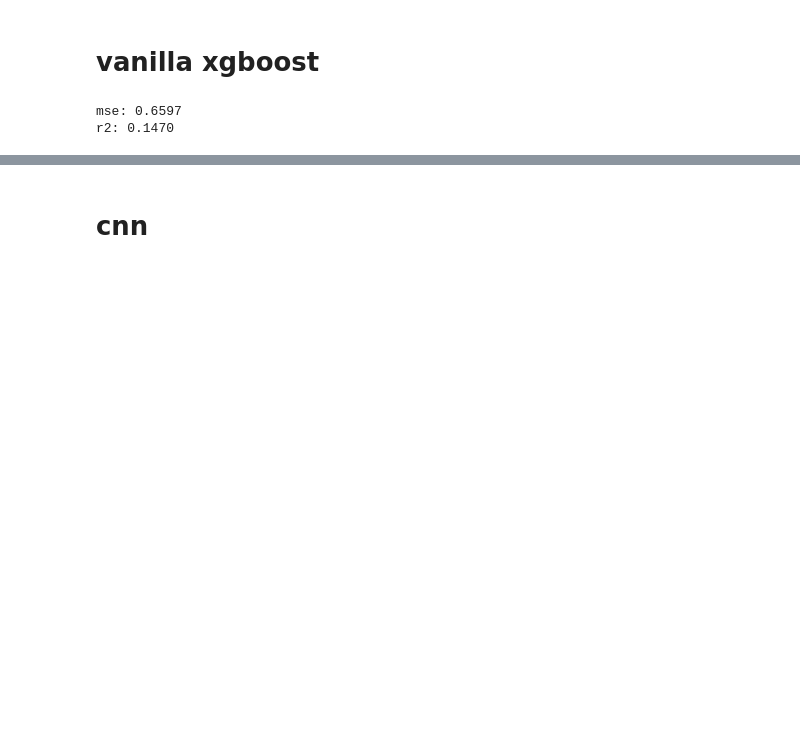
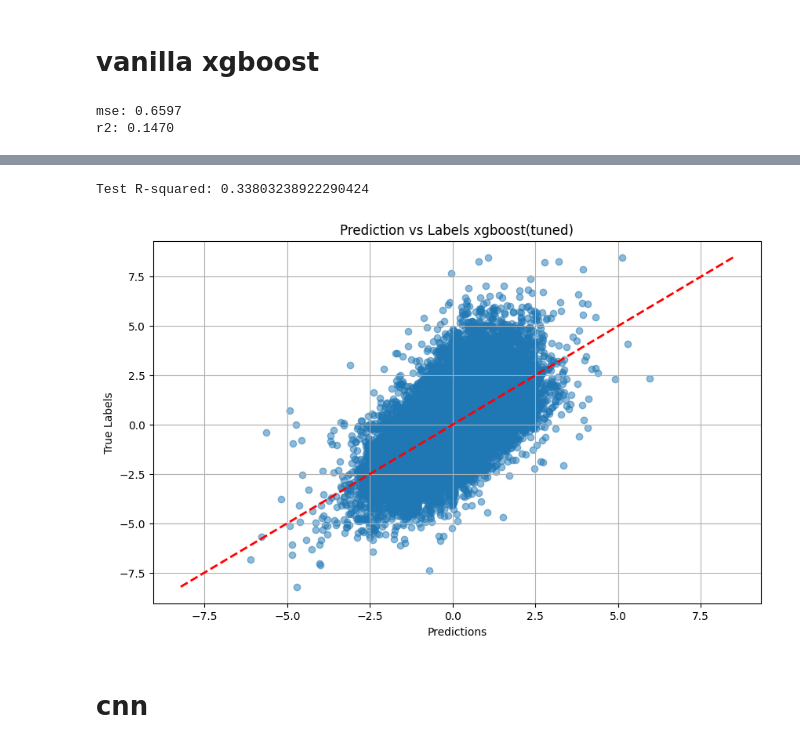
Before and after one commit to memetc/ML4RG_Group1, a Jupyter notebook: notebooks/train_combined_messy_version.ipynb, the cells around one changed output, grey strips where cells are left out. Saved outputs shown, nothing was run; the diff lists cells and outputs as text; code cells hidden in the pictures; blank space fills up the shorter version.

Commit message:
Comparison of some models

```diff
--- a/notebooks/train_combined_messy_version.ipynb
+++ b/notebooks/train_combined_messy_version.ipynb
@@ -164,3 +226,19 @@ r2: 0.1470
+# %%
+# Train the final model with the best hyperparameters
+best_params = study.best_params
+xgb_model = xgb.XGBRegressor(**best_params)
+xgb_model.fit(X_train, y_train)
+
+# Test the final model
+test_predictions = xgb_model.predict(X_test_tabular)
+test_r2 = r2_score(y_test, test_predictions)
+print(f'Test R-squared: {test_r2}')
+# %% [output]
+Test R-squared: 0.33803238922290424
+# %%
+plot_predictions_vs_labels(test_predictions, y_test, title='Prediction vs Labels xgboost(tuned)')
+# %% [output]
+[figure, added]
 # %% [markdown]
 # cnn
 # %%
```
Also changed, not shown: parts of 9 cells of this notebook.
